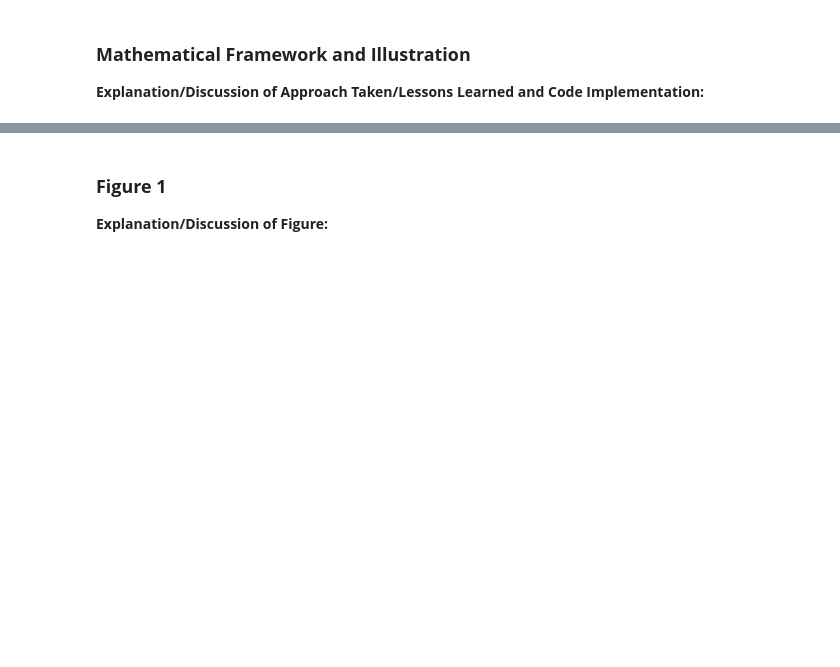
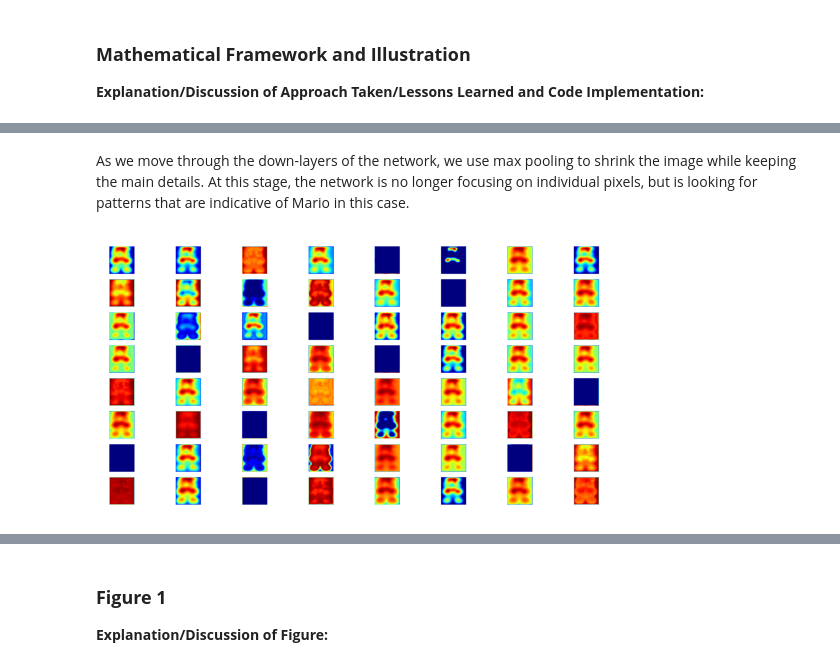
Before and after one commit to kurteh/deep_learning_522_project, a Jupyter notebook: Final_Write-Up.ipynb, the cells around one changed output, grey strips where cells are left out. Saved outputs shown, nothing was run; the diff lists cells and outputs as text; code cells hidden in the pictures; blank space fills up the shorter version.

```diff
--- a/Final_Write-Up.ipynb
+++ b/Final_Write-Up.ipynb
@@ -123,0 +139,9 @@ The final layer is a 1x1 convolution layer followed by a softmax function which
+# %% [markdown]
+As we move through the down-layers of the network, we use max pooling to shrink the image while keeping the main details. At this stage, the network is no longer focusing on individual pixels, but is looking for patterns that are indicative of Mario in this case.
+# %%
+img = mpimg.imread('Visualization/up-layers.png')
+plt.imshow(img)
+plt.axis('off') # Hides the x and y axis numbers
+plt.show()
+# %% [output]
+[figure, added]
```
Also changed, not shown: parts of 5 cells of this notebook.
